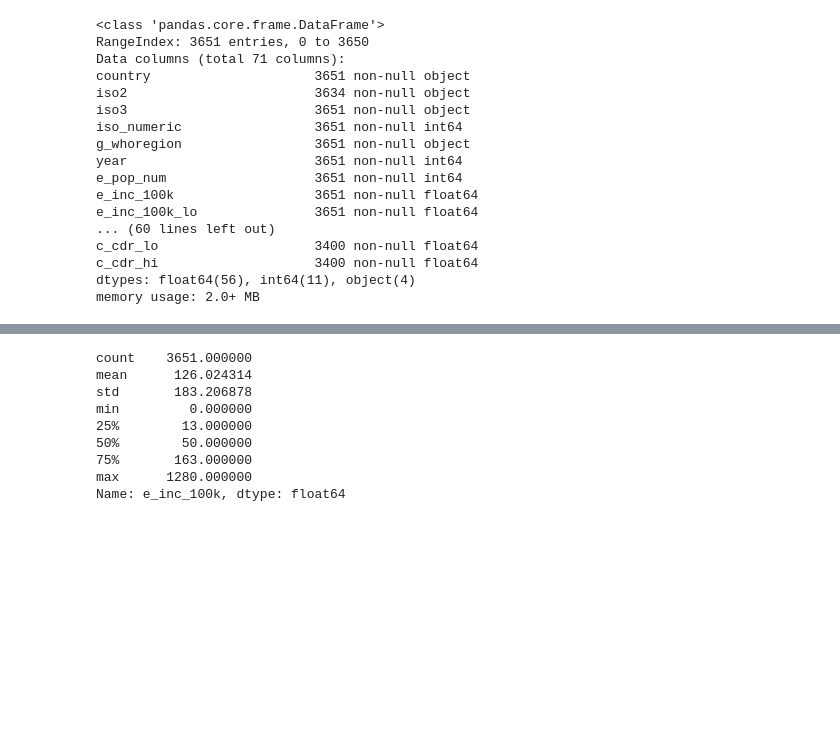
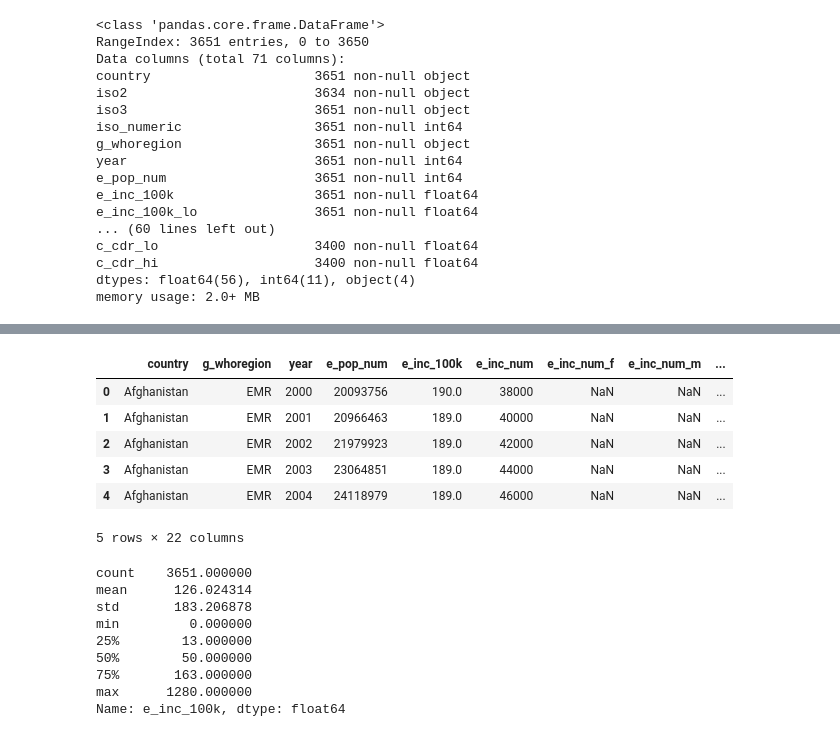
Before and after one commit to rickhaffey/sdg-indicators, a Jupyter notebook: notebooks/03-health-and-well-being/03.3.2-tuberculosis-incidence-indicator.ipynb, the cells around one changed output, grey strips where cells are left out. Saved outputs shown, nothing was run; the diff lists cells and outputs as text; code cells hidden in the pictures; blank space fills up the shorter version.

```diff
--- a/notebooks/03-health-and-well-being/03.3.2-tuberculosis-incidence-indicator.ipynb
+++ b/notebooks/03-health-and-well-being/03.3.2-tuberculosis-incidence-indicator.ipynb
@@ -100,3 +142,13 @@ memory usage: 2.0+ MB
+# %%
+tme.head()
+# %% [output]
+|  | country | g_whoregion | year | e_pop_num | e_inc_100k | e_inc_num | e_inc_num_f | e_inc_num_m | ... |
+| 0 | Afghanistan | EMR | 2000 | 20093756 | 190.0 | 38000 | NaN | NaN | ... |
+| 1 | Afghanistan | EMR | 2001 | 20966463 | 189.0 | 40000 | NaN | NaN | ... |
+| 2 | Afghanistan | EMR | 2002 | 21979923 | 189.0 | 42000 | NaN | NaN | ... |
+| 3 | Afghanistan | EMR | 2003 | 23064851 | 189.0 | 44000 | NaN | NaN | ... |
+| 4 | Afghanistan | EMR | 2004 | 24118979 | 189.0 | 46000 | NaN | NaN | ... |
+5 rows × 22 columns
 # %%
 tme.e_inc_100k.describe()
 # %% [output]
```
Also changed, not shown: parts of 4 cells of this notebook.
